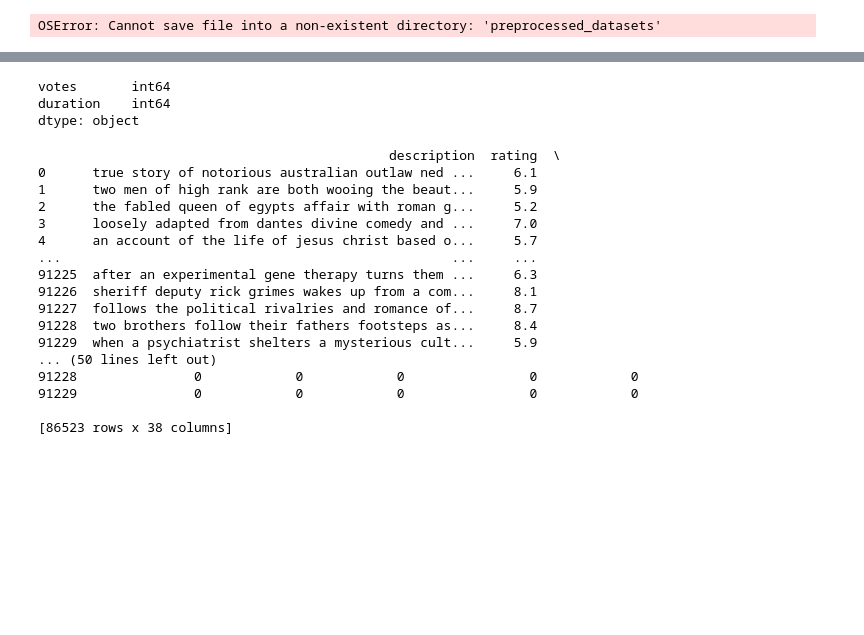
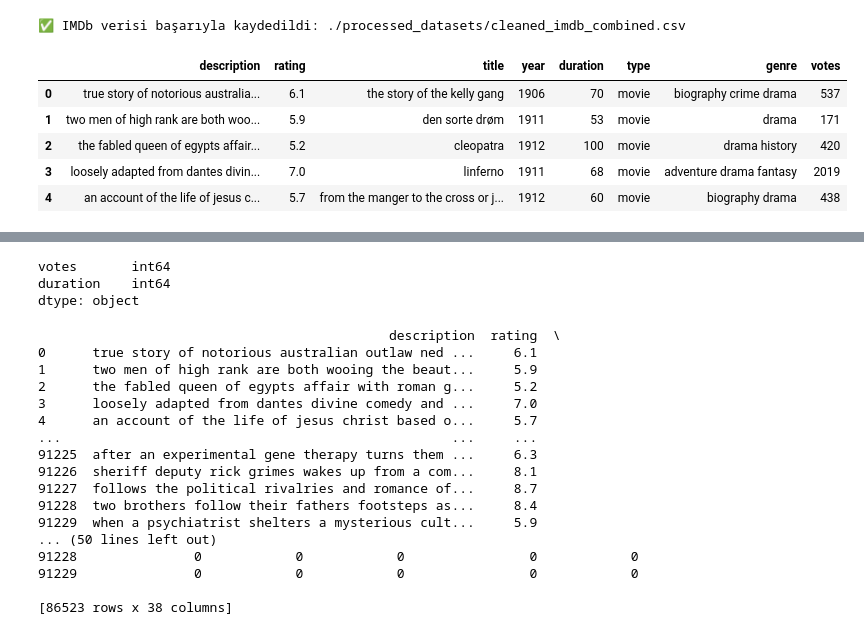
Before and after one commit to BILGI-IE-423/ie423-2024-2025-termproject-machine_can-t_learrning, a Jupyter notebook: Preprocess.ipynb, the cells around one changed output, grey strips where cells are left out. Saved outputs shown, nothing was run; the diff lists cells and outputs as text; code cells hidden in the pictures; blank space fills up the shorter version.

```diff
--- a/Preprocess.ipynb
+++ b/Preprocess.ipynb
@@ -24,35 +24,41 @@ common_cols = list(set(movies.columns).intersection(set(series.columns)))
 imdb = pd.concat([movies[common_cols], series[common_cols]], ignore_index=True)
 
 # === 4. Genel Temizleme Fonksiyonu (özel karakterleri kaldırır)
 def clean_text(text):
     if pd.notnull(text):
         text = text.lower()
         text = re.sub(r'[^\w\s]', '', text)  # harf ve sayılar dışındaki her şeyi kaldır
         text = re.sub(r'\s+', ' ', text)     # fazla boşlukları tek boşluğa indir
         return text.strip()
     return ""
 
 # === 5. Kolonları Temizle
 imdb['title'] = imdb['title'].apply(clean_text)
 imdb['genre'] = imdb['genre'].apply(clean_text)
 imdb['description'] = imdb['description'].apply(clean_text)
 
 # === 5.1 Type Kolonunu Düzenle (tv_series → tv show)
 imdb['type'] = imdb['type'].str.lower().str.strip().replace({'tv_series': 'tv show', 'movie': 'movie'})
 
 # === 6. Yıl Formatı Temizliği
 imdb['year'] = imdb['year'].astype(str).str.extract(r'(\d{4})')
 imdb['year'] = pd.to_numeric(imdb['year'], errors='coerce').fillna(0).astype(int)
 
 # === 7. CSV Olarak Kaydet
-output_path = "./preprocessed_datasets/cleaned_imdb_combined.csv"
+output_path = "./processed_datasets/cleaned_imdb_combined.csv"
 imdb.to_csv(output_path, index=False)
 print("✅ IMDb verisi başarıyla kaydedildi:", output_path)
 
 # ✅ Son 5 satırı göster
 imdb.head(5)
 # %% [output]
-OSError: Cannot save file into a non-existent directory: 'preprocessed_datasets'
+✅ IMDb verisi başarıyla kaydedildi: ./processed_datasets/cleaned_imdb_combined.csv
+|  | description | rating | title | year | duration | type | genre | votes |
+| 0 | true story of notorious australia... | 6.1 | the story of the kelly gang | 1906 | 70 | movie | biography crime drama | 537 |
+| 1 | two men of high rank are both woo... | 5.9 | den sorte drøm | 1911 | 53 | movie | drama | 171 |
+| 2 | the fabled queen of egypts affair... | 5.2 | cleopatra | 1912 | 100 | movie | drama history | 420 |
+| 3 | loosely adapted from dantes divin... | 7.0 | linferno | 1911 | 68 | movie | adventure drama fantasy | 2019 |
+| 4 | an account of the life of jesus c... | 5.7 | from the manger to the cross or j... | 1912 | 60 | movie | biography drama | 438 |
 # %%
 # === 1. Dosyaları Yükle ===
 netflix = pd.read_csv("./Datasets/netflix_titles.csv")
```
Also changed, not shown: parts of 4 cells of this notebook, 3 other files.
